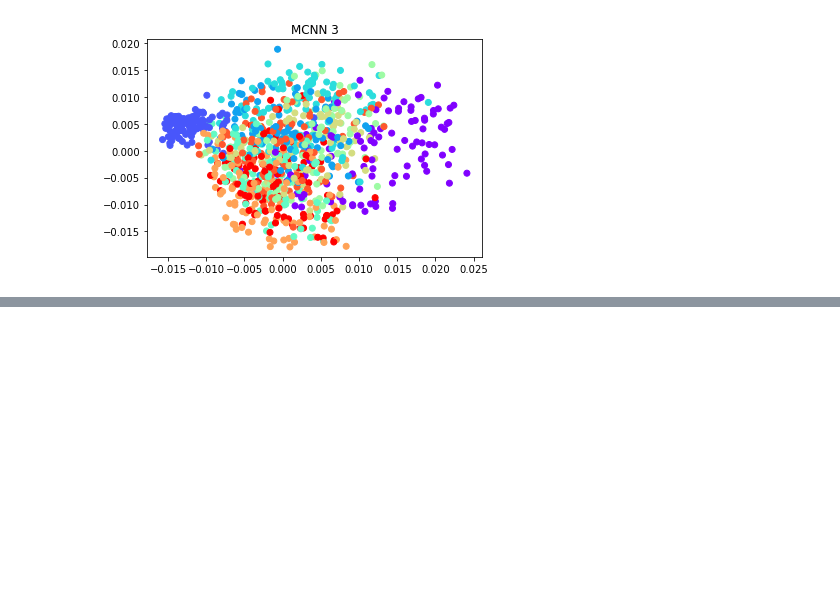
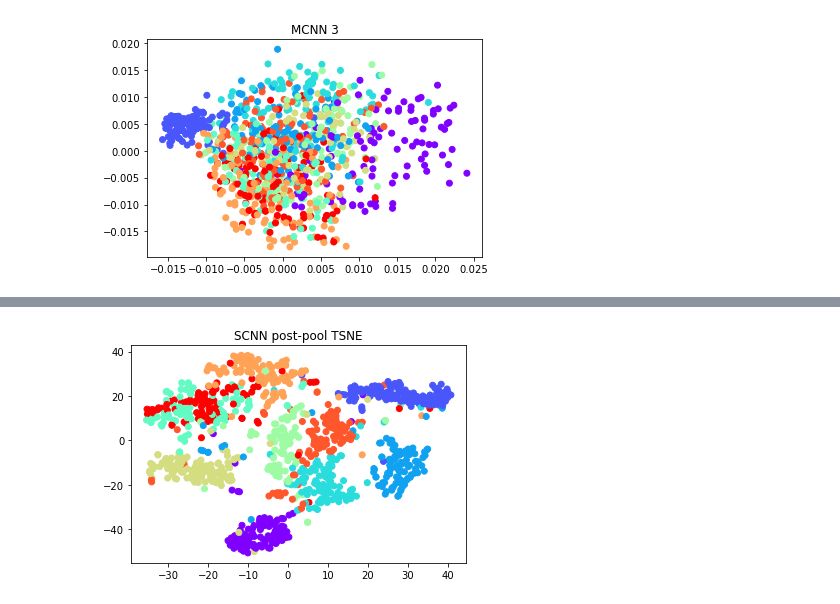
Before and after one commit to seanjaffe1/Non-Euclidean_Mon_Op_Net, a Jupyter notebook: embeddings.ipynb, the cells around one changed output, grey strips where cells are left out. Cells and saved outputs as stored; diff of their text form; code cells hidden in the pictures; blank space fills up the shorter version.

```diff
--- a/embeddings.ipynb
+++ b/embeddings.ipynb
@@ -211,0 +218,5 @@ plot_pca(embs_m2[2][0:1000], labels_m2[0:1000], "MCNN 3")
+# %%
+n=1000
+plot_tsne(embs_s[1][0:n], labels_s[0:n], "SCNN post-pool")
+# %% [output]
+[figure, added]
```
Also changed, not shown: parts of 7 cells of this notebook.
